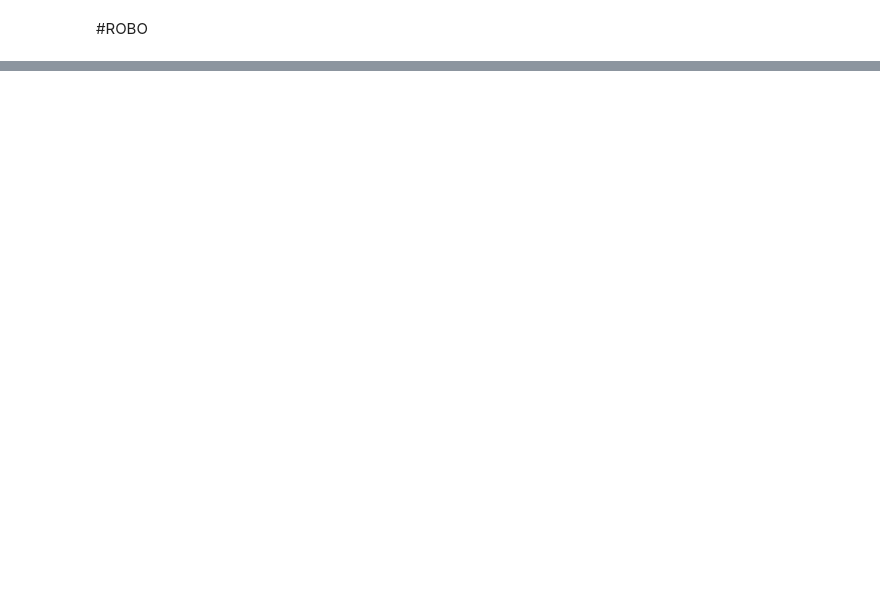
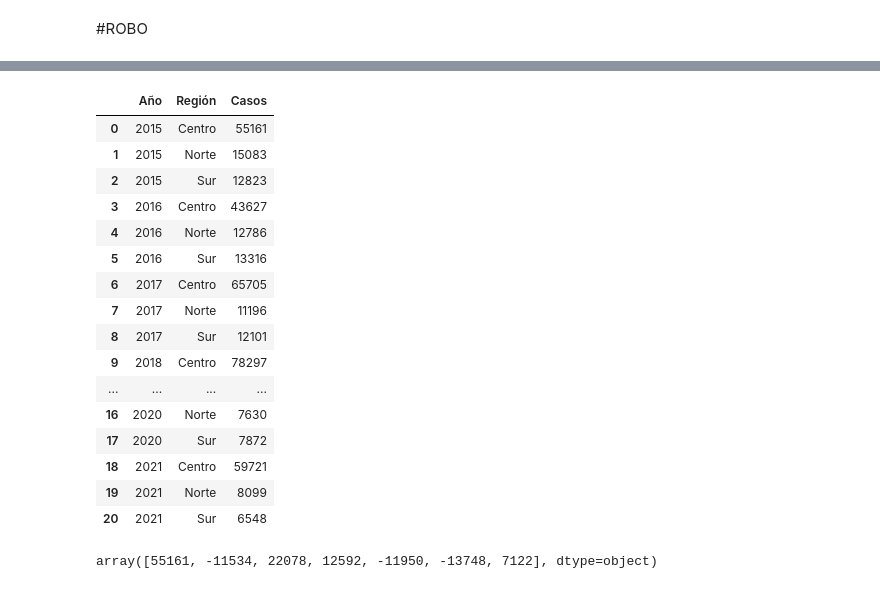
Before and after one commit to abrilgcz/Ciencia-de-Datos, a Jupyter notebook: ProyectoASE.ipynb, the cells around one changed output, grey strips where cells are left out. Drawn from its saved outputs; the diff is of its cells as text; code cells hidden in the pictures; blank space fills up the shorter version.

```diff
--- a/ProyectoASE.ipynb
+++ b/ProyectoASE.ipynb
@@ -1232,0 +1283,11 @@ axs[2,2].set_axis_off()
+# %%
+robo_transeunte = robo[robo['Subtipo de delito'].isin(['Robo a transeúnte en espacio abierto al público','Robo a transeúnte en vía pública'])]
+robo_transeunte
+# %%
+robo_transeunte = robo_transeunte.groupby(by =['Año','Mes','Región']).agg({"Casos":["sum"],'Tasa Incidencia Municipal':['mean']}).reset_index(drop=False)
+robo_transeunte
+# %%
+robo_transeunte = pd.DataFrame((robo_transeunte['Año'],robo_transeunte['Mes'],robo_transeunte['Región'],robo_transeunte['Casos']['sum'],robo_transeunte['Tasa Incidencia Municipal']['mean'],np.repeat('Robo a Transeunte',len(robo_transeunte)))).T
+# %%
+robo_transeunte.columns = ['Año', 'Mes', 'Región', 'Casos', 'Tasa de Incidencia Municipal', 'Subtipo de delito']
+robo_transeunte
@@ -1232,0 +1364,31 @@ axs[2,2].set_axis_off()
+# %%
+#Robo a transeunte
+transeunte_agrupado = robo_transeunte.groupby(by =['Año','Región']).agg({'Casos':['sum']}).reset_index(drop=False)
+transeunte_agrupado = pd.DataFrame((transeunte_agrupado['Año'],transeunte_agrupado['Región'],transeunte_agrupado['Casos']['sum'])).T
+transeunte_agrupado.columns = ['Año','Región','Casos']
+transeunte_agrupado
+# %% [output]
+|  | Año | Región | Casos |
+| 0 | 2015 | Centro | 55161 |
+| 1 | 2015 | Norte | 15083 |
+| 2 | 2015 | Sur | 12823 |
+| 3 | 2016 | Centro | 43627 |
+| 4 | 2016 | Norte | 12786 |
+| 5 | 2016 | Sur | 13316 |
+| 6 | 2017 | Centro | 65705 |
+| 7 | 2017 | Norte | 11196 |
+| 8 | 2017 | Sur | 12101 |
+| 9 | 2018 | Centro | 78297 |
+| ... | ... | ... | ... |
+| 16 | 2020 | Norte | 7630 |
+| 17 | 2020 | Sur | 7872 |
+| 18 | 2021 | Centro | 59721 |
+| 19 | 2021 | Norte | 8099 |
+| 20 | 2021 | Sur | 6548 |
+# %%
+casos = transeunte_agrupado[transeunte_agrupado['Región']=='Centro']['Casos'].values
+año = transeunte_agrupado[transeunte_agrupado['Región']=='Centro']['Año'].values
+casos = casos - np.append(0,casos[:-1])
+casos
+# %% [output]
+array([55161, -11534, 22078, 12592, -11950, -13748, 7122], dtype=object)
```
Also changed, not shown: parts of 41 cells of this notebook.
